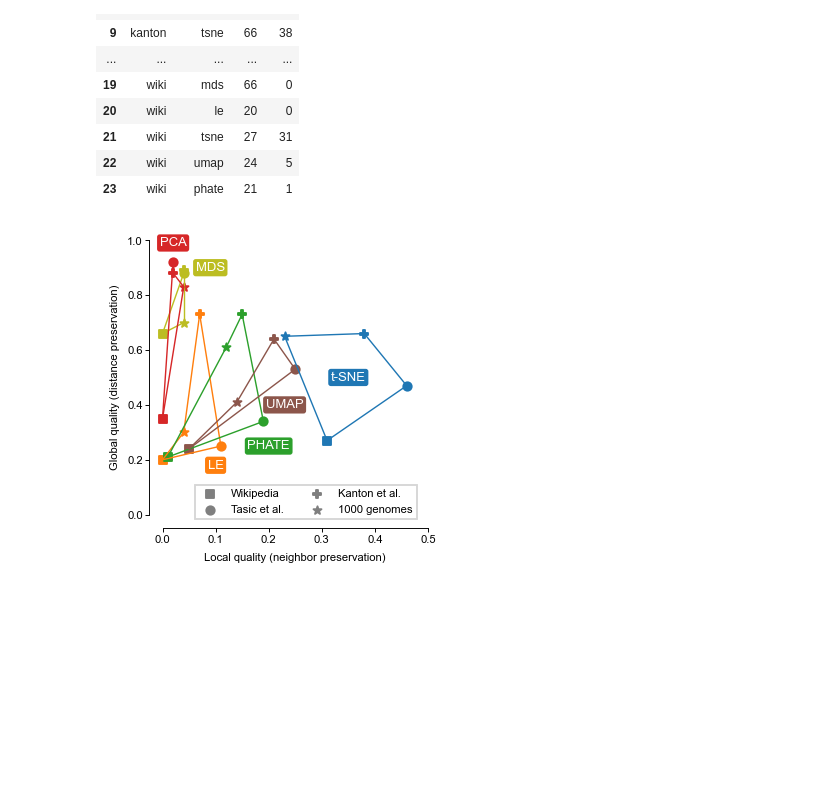
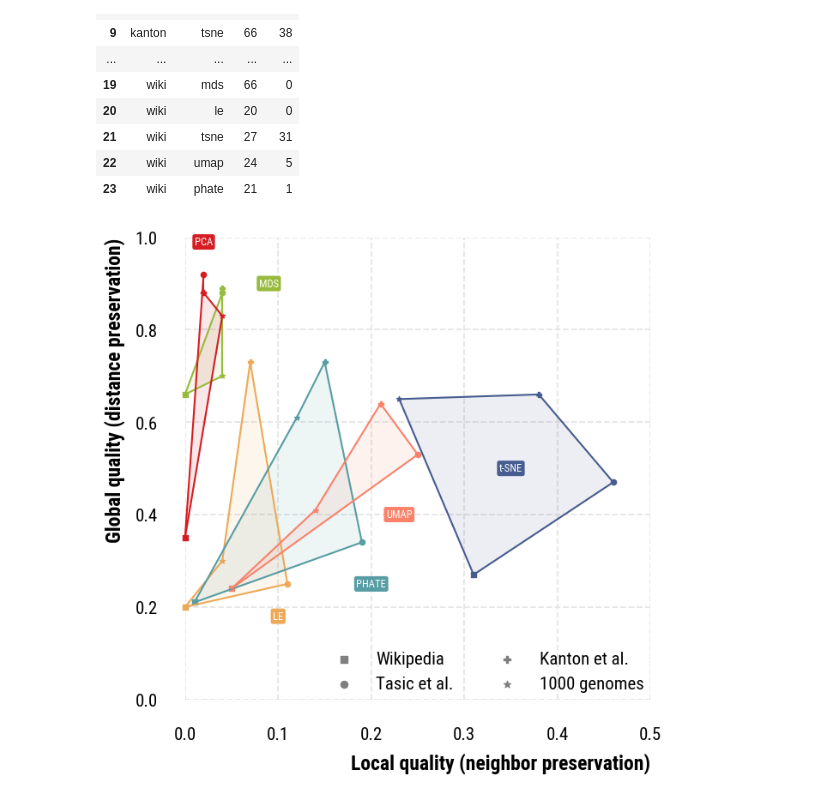
Before and after one commit to dkobak/low-dim-embeddings-review, a Jupyter notebook: code/metrics.ipynb, the cells around one changed output. Cells and saved outputs as stored; diff of their text form; code cells hidden in the pictures; blank space fills up the shorter version.

```diff
--- a/code/metrics.ipynb
+++ b/code/metrics.ipynb
@@ -4,8 +4,13 @@
 import numpy as np
 import pandas as pd
 import pylab as plt
+import json
 
-plt.style.use("./utils/mpl_style.txt")
+#plt.style.use("mpl_style.txt")
+import matplotlib.pyplot as plt
+plt.style.use("opinionated_rc")
+import colormaps as cmaps
+import opinionated
 # %%
 df = pd.read_csv("../results/metrics.csv")
 df
@@ -35,13 +40,17 @@ markers = {
     "kanton": "P",
 }
 
+
+with open('method_colors.json', 'r') as f:
+    base_colors = json.load(f)
+
 colors = {
-    "pca": "tab:red",
-    "mds": "tab:olive",
-    "le": "tab:orange",
-    "tsne": "tab:blue",
-    "umap": "tab:brown",
-    "phate": "tab:green",
+    "pca": base_colors["PCA (1901)"]['color'],
+    "mds": base_colors["MDS (1938)"]['color'],
+    "le": base_colors["Lapl. Eig. (2003)"]['color'], # Correct?
+    "tsne": base_colors["t-SNE (2008)"]['color'],
+    "umap": base_colors["UMAP (2018)"]['color'],
+    "phate": base_colors["PHATE (2019)"]['color'],
 }
 
 labels = {
@@ -62,7 +71,7 @@ labels_pos = {
     "phate": (0.2, 0.25),
 }
 
-plt.figure(figsize=(2.5, 2.5))
+plt.figure(figsize=(7,7))
 
 for algorithm in np.unique(df.method):
     for dataset in np.unique(df.data):
@@ -80,6 +89,15 @@ for algorithm in np.unique(df.method):
     ind = df.method == algorithm
     if np.sum(ind) > 2:
         for i in range(np.sum(ind)):
+            if i == 0:
+                # Start polygon
+                x_poly = []
+                y_poly = []
+            x_poly.append(df[ind].knn.values[i] / 100)
+            y_poly.append(df[ind].rho.values[i] / 100)
+            if i == np.sum(ind) - 1:
+                # Close and fill polygon
+                plt.fill(x_poly, y_poly, color=colors[algorithm], alpha=0.1, clip_on=False)
             plt.plot(
                 [
                     df[ind].knn.values[i] / 100,
@@ -97,33 +115,33 @@ for algorithm in np.unique(df.method):
         y = np.mean(df[ind].rho.values) / 100
         plt.text(
             *labels_pos[algorithm],
             labels[algorithm],
             ha="center",
             va="center",
             c="w",
-            fontsize=7,
+            fontsize=9,
             bbox=dict(
                 facecolor=colors[algorithm], edgecolor="none", boxstyle="round", pad=0.2
             )
         )
 
 plt.xlim([0, 0.5])
 plt.ylim([0, 1])
 plt.xlabel("Local quality (neighbor preservation)")
 plt.ylabel("Global quality (distance preservation)")
 
 plt.gca().spines.left.set_position(("data", -0.025))
 plt.gca().spines.bottom.set_position(("data", -0.05))
 
 m1 = plt.scatter(0, 0, marker="s", color="tab:gray", s=20, label="Wikipedia")
 m2 = plt.scatter(0, 0, marker="o", color="tab:gray", s=20, label="Tasic et al.")
 m3 = plt.scatter(0, 0, marker="P", color="tab:gray", s=20, label="Kanton et al.")
 m4 = plt.scatter(0, 0, marker="*", color="tab:gray", s=20, label="1000 genomes")
-leg = plt.legend(frameon=True, ncol=2, bbox_to_anchor=(0.1, 0.13))
+leg = plt.legend(frameon=False, ncol=2, bbox_to_anchor=(1.02, 0.06))
 for m in [m1, m2, m3, m4]:
     m.set_visible(False)
 
 plt.savefig("../figures/metrics.pdf")
 plt.savefig("../figures/metrics.png", dpi=300, facecolor="white")
 # %% [output]
-[figure, old version]
+[figure, new version]
```
Also changed, not shown: 9 other files.
